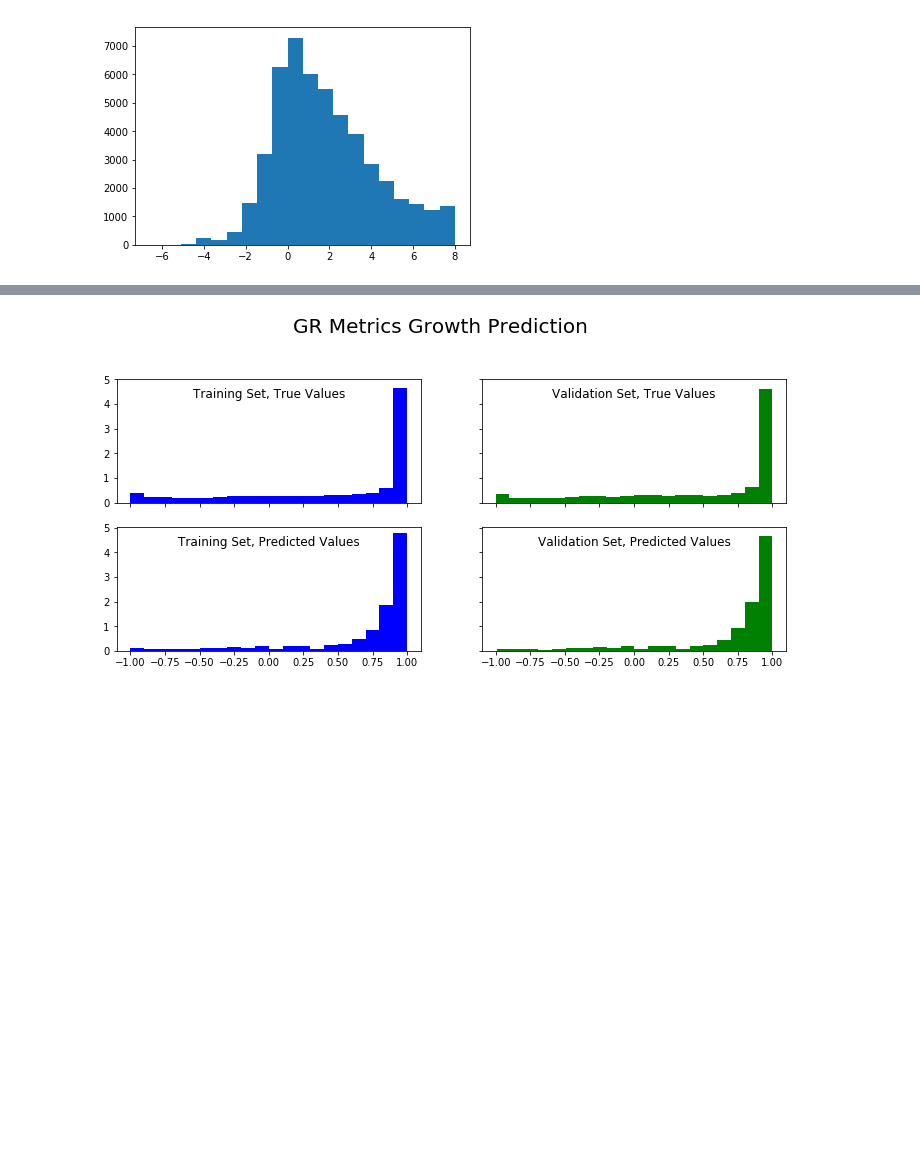
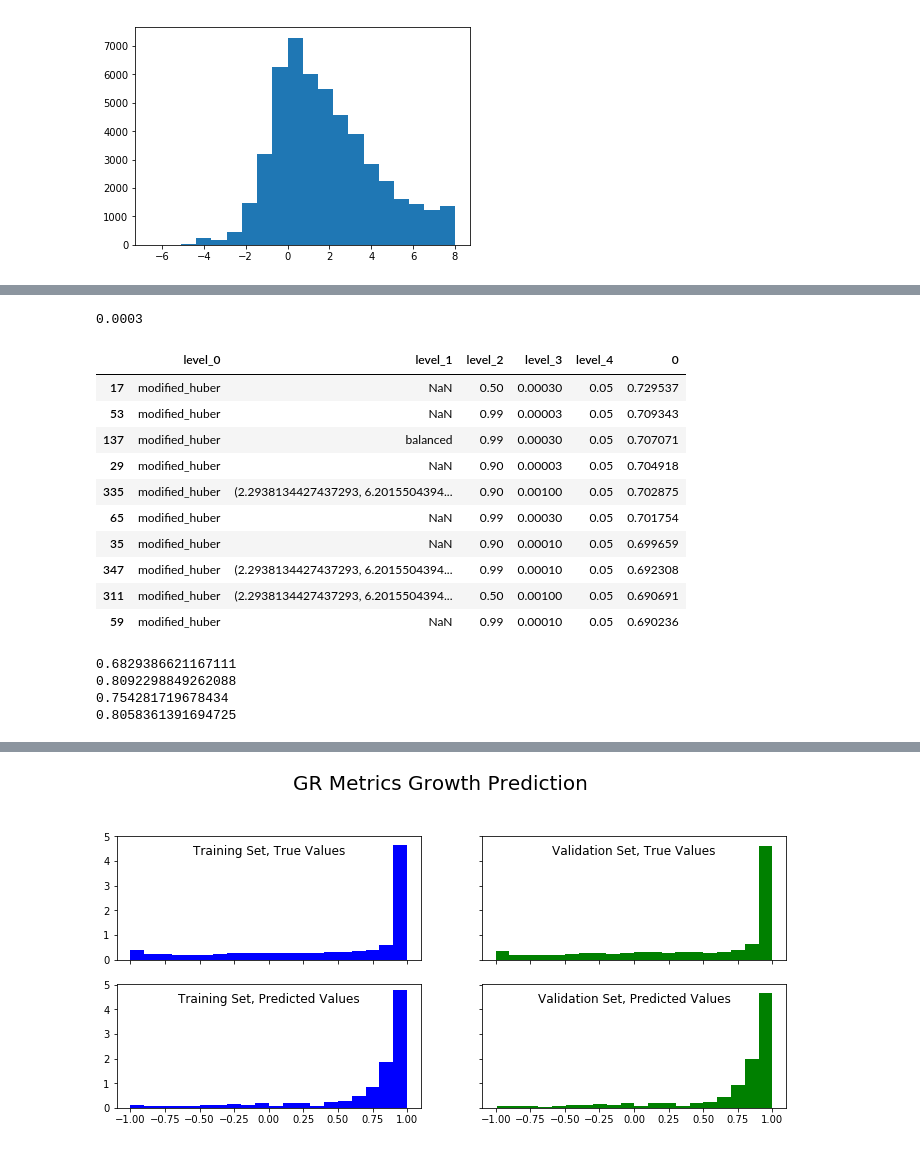
Before and after one commit to gomezlab/kinotypeClusteringAndRegression, a Jupyter notebook: src/10_twoStep.ipynb, the cells around one changed output, grey strips where cells are left out. Drawn from its saved outputs; the diff is of its cells as text; code cells hidden in the pictures; blank space fills up the shorter version.

```diff
--- a/src/10_twoStep.ipynb
+++ b/src/10_twoStep.ipynb
@@ -90,3 +71,28 @@ def weight_hash_helper(weights):
+# %%
+3e-4
+# %% [output]
+0.0003
+# %%
+# set parameters
+n_jobs = 15
+clf = None
+threshes=[1e-12, 1e-3, 1e-2, 5e-2]
+clf_loss = ['modified_huber']
+l1_ratios=[0.1, 0.5, 0.9, 0.99]
+clf_alphas = [3e-5, 1e-4, 3e-4, 1e-3, 3e-5]
+
+def thresholder(thresh, arr):
+    return (arr > 1- thresh) * 1.
+
+clf_transformer = ft.partial(thresholder, 1e-12)
+
+def weight_hash_helper(weights):
+    if type(weights) == dict:
+        return tuple(list(weights.values()))
+    else:
+        return weights
+
+clf_class_weights = [None, 'balanced', weighter(clf_transformer(y['train']), .25), weighter(clf_transformer(y['train']), .5), weighter(clf_transformer(y['train']), .75)]
 # %%
 clf_holder = {}
 val_scores = {}
@@ -115,11 +121,25 @@ with tqdm(total = len(threshes) * len(clf_holder)) as pbar:
             clf.fit(X['train'].sample(frac=0.02, random_state=1920), clf_transformer(pd.Series(y['train']).sample(frac=0.02, random_state=1920)))
 
             try:
-                val_scores[hyper + (thresh,)] = roc_auc_score(clf_transformer(pd.Series(y['dev']).sample(frac=0.02, random_state=1920)), clf.predict(X['dev'].sample(frac=0.02, random_state=1920)))
+                val_scores[hyper + (thresh,)] = average_precision_score(clf_transformer(pd.Series(y['dev']).sample(frac=0.02, random_state=1920)), clf.predict(X['dev'].sample(frac=0.02, random_state=1920)))
             except:
                 pass
 
             pbar.update(1)
+# %%
+pd.Series(val_scores).reset_index().sort_values(0, ascending=False).head(10)
+# %% [output]
+|  | level_0 | level_1 | level_2 | level_3 | level_4 | 0 |
+| 17 | modified_huber | NaN | 0.50 | 0.00030 | 0.05 | 0.729537 |
+| 53 | modified_huber | NaN | 0.99 | 0.00003 | 0.05 | 0.709343 |
+| 137 | modified_huber | balanced | 0.99 | 0.00030 | 0.05 | 0.707071 |
+| 29 | modified_huber | NaN | 0.90 | 0.00003 | 0.05 | 0.704918 |
+| 335 | modified_huber | (2.2938134427437293, 6.2015504394... | 0.90 | 0.00100 | 0.05 | 0.702875 |
+| 65 | modified_huber | NaN | 0.99 | 0.00030 | 0.05 | 0.701754 |
+| 35 | modified_huber | NaN | 0.90 | 0.00010 | 0.05 | 0.699659 |
+| 347 | modified_huber | (2.2938134427437293, 6.2015504394... | 0.99 | 0.00010 | 0.05 | 0.692308 |
+| 311 | modified_huber | (2.2938134427437293, 6.2015504394... | 0.50 | 0.00100 | 0.05 | 0.690691 |
+| 59 | modified_huber | NaN | 0.99 | 0.00010 | 0.05 | 0.690236 |
 # %%
 with tqdm(total = len(threshes) * len(clf_holder)) as pbar:
     for hyper, clf in clf_holder.items():
@@ -134,0 +168,28 @@ with tqdm(total = len(threshes) * len(clf_holder)) as pbar:
+# %%
+thresh = 1e-12
+clf_transformer = ft.partial(thresholder, thresh)
+
+clf =  BaggingClassifier(base_estimator=SGDClassifier(penalty='elasticnet',
+                                                      loss='modified_huber',
+                                                      learning_rate='optimal',
+                                                      class_weight=None,
+                                                      l1_ratio=0.5,
+                                                      alpha=1e-3,
+                                                      random_state=1920),
+                         n_estimators=30,
+                         max_samples=0.632,
+                         n_jobs=n_jobs)
+
+clf.fit(X['train'], clf_transformer(y['train']))
+
+preds = clf.predict(X['dev'])
+
+print(average_precision_score(clf_transformer(y['dev']), preds))
+print(roc_auc_score(clf_transformer(y['dev']), preds))
+print(fbeta_score(clf_transformer(y['dev']), preds, beta=0.5))
+print(accuracy_score(clf_transformer(y['dev']), preds))
+# %% [output]
+0.6829386621167111
+0.8092298849262088
+0.754281719678434
+0.8058361391694725
```
Also changed, not shown: parts of 27 cells of this notebook.
